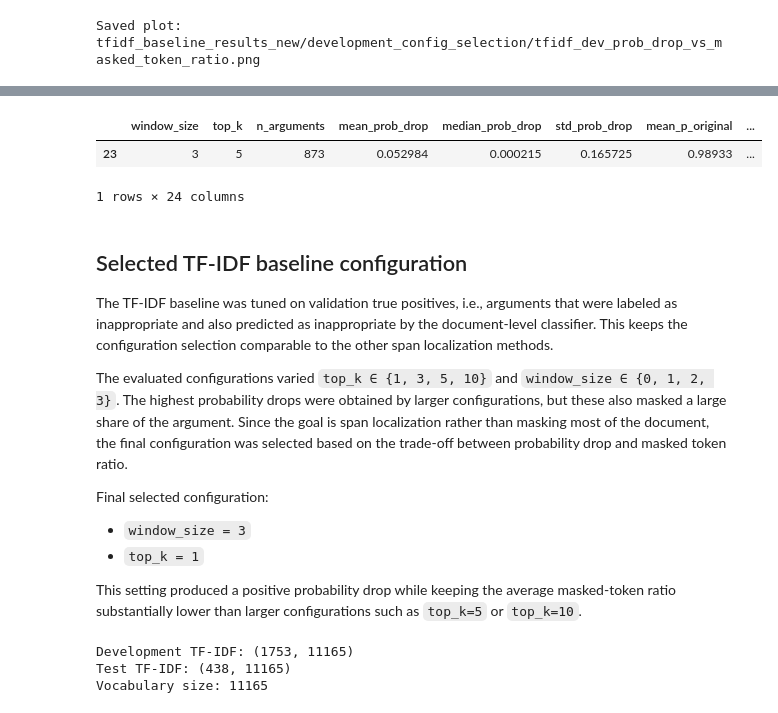
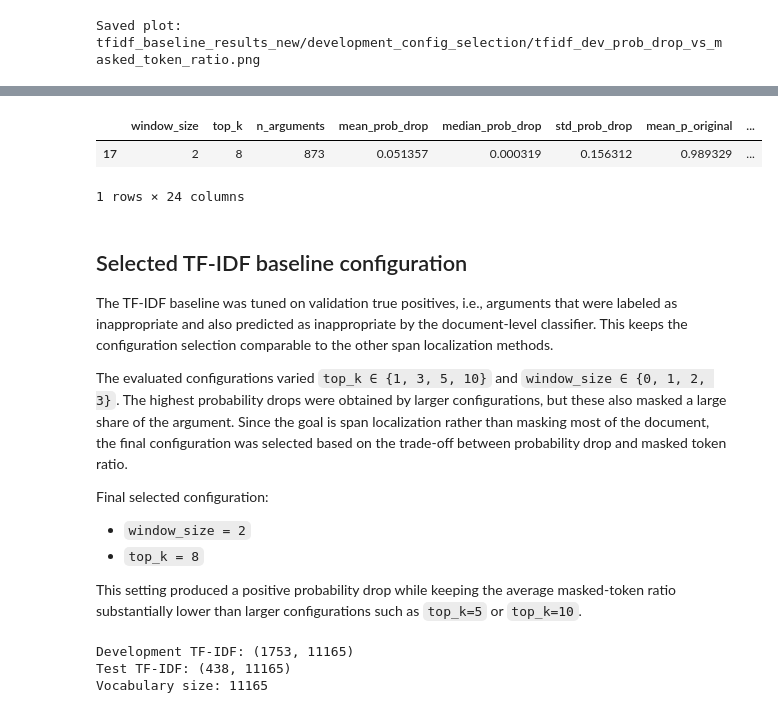
Before and after one commit to Karbs08/Localizing-Inappropriateness-in-Arguments, a Jupyter notebook: baselines/tf-idf_baseline.ipynb, the cells around one changed output, grey strips where cells are left out. Cells and saved outputs as stored; diff of their text form; code cells hidden in the pictures.

```diff
--- a/baselines/tf-idf_baseline.ipynb
+++ b/baselines/tf-idf_baseline.ipynb
@@ -59,7 +59,8 @@ INAPPROPRIATE_LABEL = "LABEL_1"
 # Inference settings
 MAX_LENGTH = 512
 BATCH_SIZE = 16
-DEVICE = 0 if torch.cuda.is_available() else -1
+# DEVICE = 0 if torch.cuda.is_available() else -1
+DEVICE = torch.device("mps" if torch.mps.is_available() else "cpu")
 
 # TF-IDF settings
 TFIDF_NGRAM_RANGE = (1, 1)
@@ -178,7 +180,7 @@ tfidf_vectorizer_dev = TfidfVectorizer(
 
 # For configuration selection, fit TF-IDF on the full development set.
 # The test set is still untouched.
-X_dev_tfidf = tfidf_vectorizer_dev.fit_transform(dev_df["text_norm"])
+X_dev_tfidf = tfidf_vectorizer_dev.fit_transform(dev_df[TEXT_NORM_COL])
 
 feature_names_dev = np.array(tfidf_vectorizer_dev.get_feature_names_out())
 
@@ -388,7 +390,7 @@ def run_tfidf_config_on_indices(
     for matrix_pos in tqdm(matrix_positions, desc="Building TF-IDF spans"):
         row = df.iloc[matrix_pos]
 
-        text = str(row[TEXT_COL])
+        text = str(row[TEXT_NORM_COL])
         label = int(row[LABEL_COL])
 
         coverage = compute_tfidf_coverage_for_argument(
@@ -474,7 +476,8 @@ def run_tfidf_config_on_indices(
                 masked_texts_to_score.append(masked_text)
 
     masked_predictions = predict_with_pipeline(
-        masked_texts_to_score,
+        texts=masked_texts_to_score,
+        classifier=pipe,
         batch_size=BATCH_SIZE
     )
 
@@ -956,16 +959,16 @@ Saved plot: tfidf_baseline_results_new/development_config_selection/tfidf_dev_po
 # %%
-BEST_WINDOW_SIZE = 3
-BEST_TOP_K = 5
+BEST_WINDOW_SIZE = 2
+BEST_TOP_K = 8
 
 selected_config_summary = dev_config_summary[
     (dev_config_summary["window_size"] == BEST_WINDOW_SIZE) &
     (dev_config_summary["top_k"] == BEST_TOP_K)
 ]
 
 display(selected_config_summary)
 # %% [output]
 |  | window_size | top_k | n_arguments | mean_prob_drop | median_prob_drop | std_prob_drop | mean_p_original | ... |
-| 23 | 3 | 5 | 873 | 0.052984 | 0.000215 | 0.165725 | 0.98933 | ... |
+| 17 | 2 | 8 | 873 | 0.051357 | 0.000319 | 0.156312 | 0.989329 | ... |
 1 rows × 24 columns
 # %% [markdown]
 ## Selected TF-IDF baseline configuration
@@ -976,8 +979,8 @@ The evaluated configurations varied `top_k ∈ {1, 3, 5, 10}` and `window_size
 
 Final selected configuration:
 
-- `window_size = 3`
-- `top_k = 1`
+- `window_size = 2`
+- `top_k = 8`
 
 This setting produced a positive probability drop while keeping the average masked-token ratio substantially lower than larger configurations such as `top_k=5` or `top_k=10`.
 # %%
```
Also changed, not shown: parts of 16 cells of this notebook.
